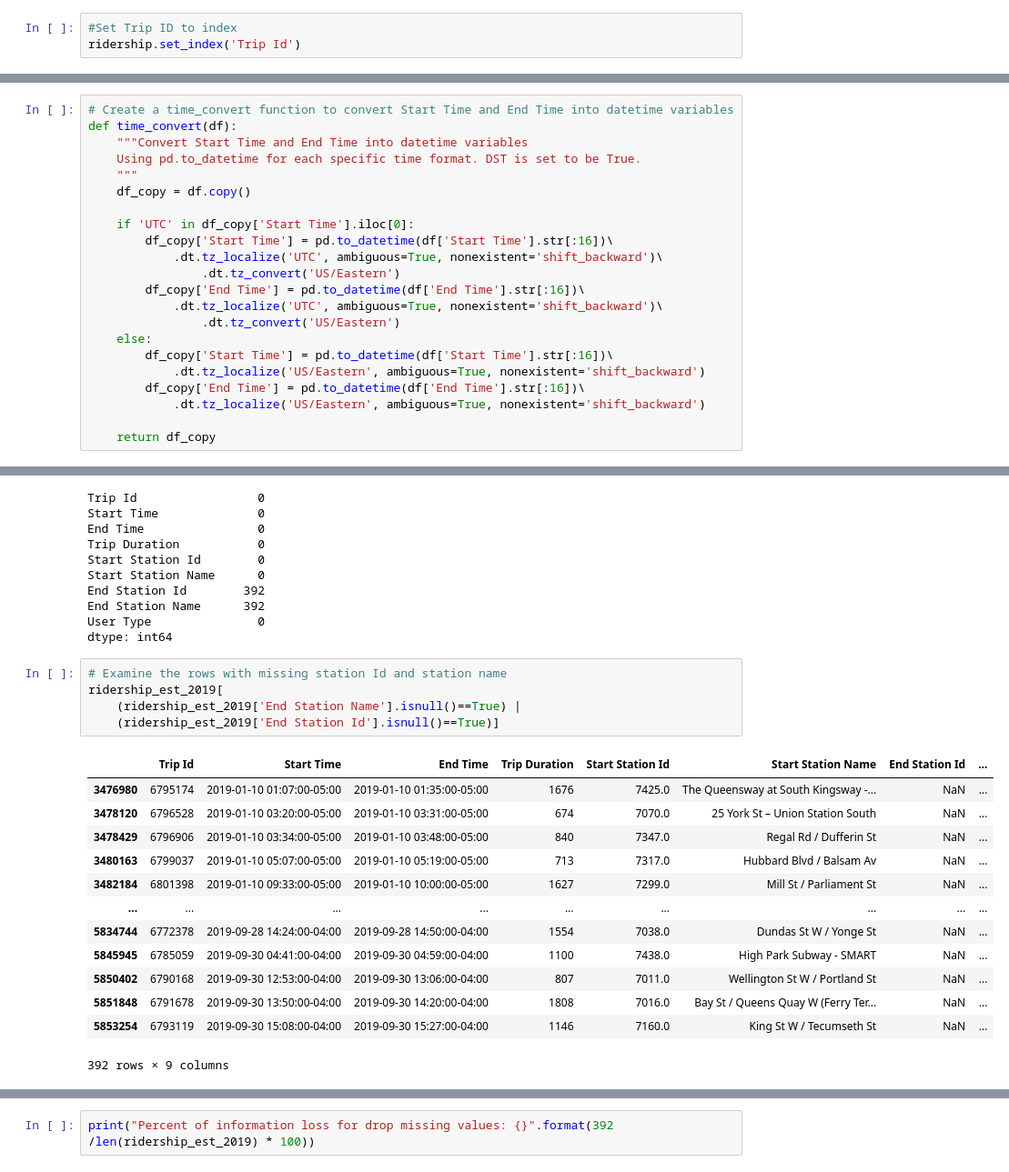
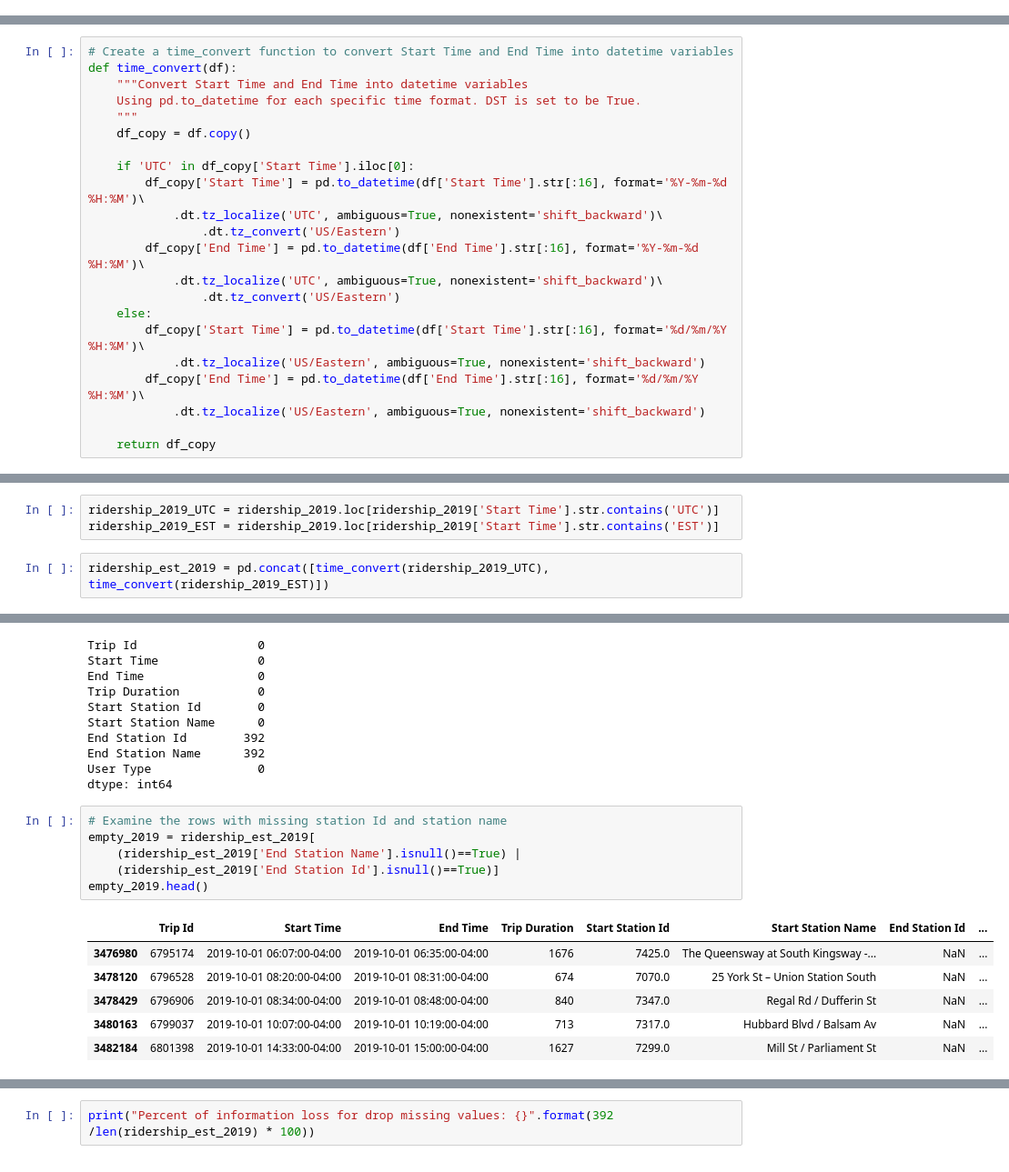
Before and after one commit to Charlotte-03/CME-DiligentDebuggers, a Jupyter notebook: project.ipynb, the cells around one changed output, grey strips where cells are left out. Shown at 91% size. Saved outputs shown, nothing was run; the diff lists cells and outputs as text.

```diff
--- a/project.ipynb
+++ b/project.ipynb
@@ -473,3 +514,0 @@ ridership['User Type'].replace(user_rename, inplace=True)
-# %%
-#Set Trip ID to index
-ridership.set_index('Trip Id')
@@ -553,16 +577,16 @@ def time_convert(df):
     df_copy = df.copy()
 
     if 'UTC' in df_copy['Start Time'].iloc[0]:
-        df_copy['Start Time'] = pd.to_datetime(df['Start Time'].str[:16])\
+        df_copy['Start Time'] = pd.to_datetime(df['Start Time'].str[:16], format='%Y-%m-%d %H:%M')\
             .dt.tz_localize('UTC', ambiguous=True, nonexistent='shift_backward')\
                 .dt.tz_convert('US/Eastern')
-        df_copy['End Time'] = pd.to_datetime(df['End Time'].str[:16])\
+        df_copy['End Time'] = pd.to_datetime(df['End Time'].str[:16], format='%Y-%m-%d %H:%M')\
             .dt.tz_localize('UTC', ambiguous=True, nonexistent='shift_backward')\
                 .dt.tz_convert('US/Eastern')
     else:
-        df_copy['Start Time'] = pd.to_datetime(df['Start Time'].str[:16])\
+        df_copy['Start Time'] = pd.to_datetime(df['Start Time'].str[:16], format='%d/%m/%Y %H:%M')\
             .dt.tz_localize('US/Eastern', ambiguous=True, nonexistent='shift_backward')
-        df_copy['End Time'] = pd.to_datetime(df['End Time'].str[:16])\
+        df_copy['End Time'] = pd.to_datetime(df['End Time'].str[:16], format='%d/%m/%Y %H:%M')\
             .dt.tz_localize('US/Eastern', ambiguous=True, nonexistent='shift_backward')
 
     return df_copy
@@ -1229,3 +1288,8 @@ ridership_est_2019 = time_convert(ridership_2019)
+# %%
+ridership_2019_UTC = ridership_2019.loc[ridership_2019['Start Time'].str.contains('UTC')]
+ridership_2019_EST = ridership_2019.loc[ridership_2019['Start Time'].str.contains('EST')]
+# %%
+ridership_est_2019 = pd.concat([time_convert(ridership_2019_UTC), time_convert(ridership_2019_EST)])
 # %%
 plot_distribution('Trip Duration', ridership_est_2019)
 # %% [output]
@@ -1253,20 +1317,14 @@ User Type               0
 dtype: int64
 # %%
 # Examine the rows with missing station Id and station name
-ridership_est_2019[
+empty_2019 = ridership_est_2019[
     (ridership_est_2019['End Station Name'].isnull()==True) |
     (ridership_est_2019['End Station Id'].isnull()==True)]
+empty_2019.head()
 # %% [output]
 |  | Trip Id | Start Time | End Time | Trip Duration | Start Station Id | Start Station Name | End Station Id | ... |
-| 3476980 | 6795174 | 2019-01-10 01:07:00-05:00 | 2019-01-10 01:35:00-05:00 | 1676 | 7425.0 | The Queensway at South Kingsway -... | NaN | ... |
-| 3478120 | 6796528 | 2019-01-10 03:20:00-05:00 | 2019-01-10 03:31:00-05:00 | 674 | 7070.0 | 25 York St – Union Station South | NaN | ... |
-| 3478429 | 6796906 | 2019-01-10 03:34:00-05:00 | 2019-01-10 03:48:00-05:00 | 840 | 7347.0 | Regal Rd / Dufferin St | NaN | ... |
-| 3480163 | 6799037 | 2019-01-10 05:07:00-05:00 | 2019-01-10 05:19:00-05:00 | 713 | 7317.0 | Hubbard Blvd / Balsam Av | NaN | ... |
-| 3482184 | 6801398 | 2019-01-10 09:33:00-05:00 | 2019-01-10 10:00:00-05:00 | 1627 | 7299.0 | Mill St / Parliament St | NaN | ... |
-| ... | ... | ... | ... | ... | ... | ... | ... | ... |
-| 5834744 | 6772378 | 2019-09-28 14:24:00-04:00 | 2019-09-28 14:50:00-04:00 | 1554 | 7038.0 | Dundas St W / Yonge St | NaN | ... |
-| 5845945 | 6785059 | 2019-09-30 04:41:00-04:00 | 2019-09-30 04:59:00-04:00 | 1100 | 7438.0 | High Park Subway - SMART | NaN | ... |
-| 5850402 | 6790168 | 2019-09-30 12:53:00-04:00 | 2019-09-30 13:06:00-04:00 | 807 | 7011.0 | Wellington St W / Portland St | NaN | ... |
-| 5851848 | 6791678 | 2019-09-30 13:50:00-04:00 | 2019-09-30 14:20:00-04:00 | 1808 | 7016.0 | Bay St / Queens Quay W (Ferry Ter... | NaN | ... |
-| 5853254 | 6793119 | 2019-09-30 15:08:00-04:00 | 2019-09-30 15:27:00-04:00 | 1146 | 7160.0 | King St W / Tecumseth St | NaN | ... |
+| 3476980 | 6795174 | 2019-10-01 06:07:00-04:00 | 2019-10-01 06:35:00-04:00 | 1676 | 7425.0 | The Queensway at South Kingsway -... | NaN | ... |
+| 3478120 | 6796528 | 2019-10-01 08:20:00-04:00 | 2019-10-01 08:31:00-04:00 | 674 | 7070.0 | 25 York St – Union Station South | NaN | ... |
+| 3478429 | 6796906 | 2019-10-01 08:34:00-04:00 | 2019-10-01 08:48:00-04:00 | 840 | 7347.0 | Regal Rd / Dufferin St | NaN | ... |
+| 3480163 | 6799037 | 2019-10-01 10:07:00-04:00 | 2019-10-01 10:19:00-04:00 | 713 | 7317.0 | Hubbard Blvd / Balsam Av | NaN | ... |
+| 3482184 | 6801398 | 2019-10-01 14:33:00-04:00 | 2019-10-01 15:00:00-04:00 | 1627 | 7299.0 | Mill St / Parliament St | NaN | ... |
-392 rows × 9 columns
```
Also changed, not shown: parts of 68 cells of this notebook.
